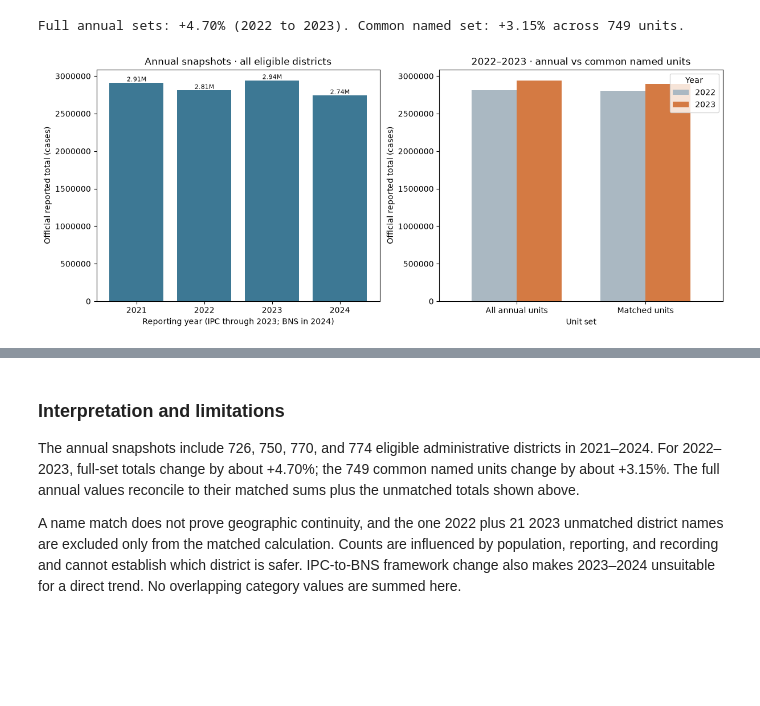
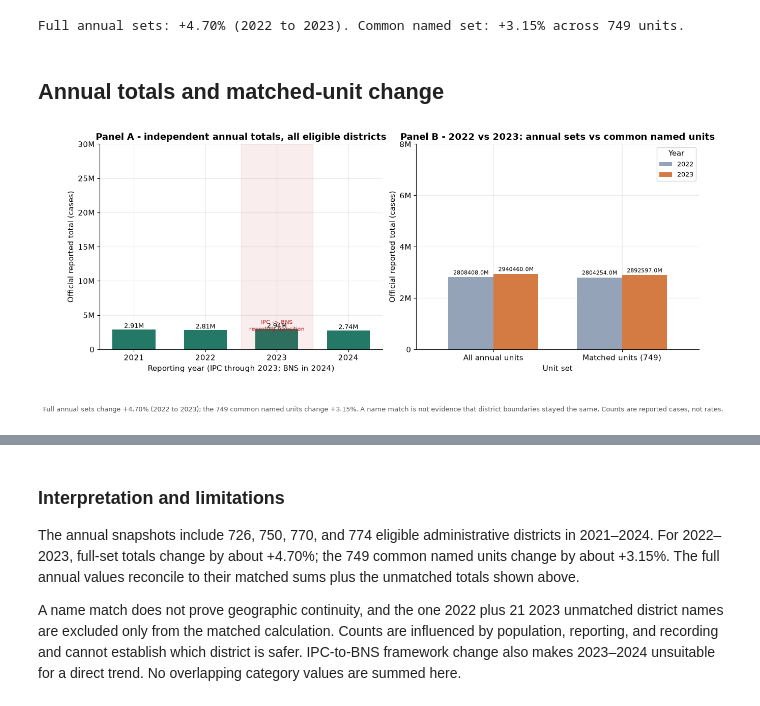
Before and after one commit to kiran-8287/crimescope, a Jupyter notebook: notebooks/02_statistics_and_trends.ipynb, the cells around one changed output, grey strips where cells are left out. Cells and saved outputs as stored; diff of their text form; code cells hidden in the pictures; blank space fills up the shorter version.

```diff
--- a/notebooks/02_statistics_and_trends.ipynb
+++ b/notebooks/02_statistics_and_trends.ipynb
@@ -156,26 +188,46 @@ assert len(excluded_2022) == 1 and len(excluded_2023) == 21
 | 2 | 2023 matched set | 749 | 2892597 | 0 | 0 |
 | 3 | 2023 annual set | 770 | 2940460 | 21 | 47863 |
 Full annual sets: +4.70% (2022 to 2023). Common named set: +3.15% across 749 units.
-# %%
-import matplotlib.pyplot as plt
-
-fig, axes = plt.subplots(1, 2, figsize=(12, 4.8), constrained_layout=True)
-axes[0].bar(annual["year"].astype(str), annual["annual reported total"], color="#3d7894")
-axes[0].set_title("Annual snapshots · all eligible districts")
-axes[0].set_xlabel("Reporting year (IPC through 2023; BNS in 2024)")
-axes[0].set_ylabel("Official reported total (cases)")
-axes[0].ticklabel_format(axis="y", style="plain")
-for i, value in enumerate(annual["annual reported total"]):
-    axes[0].text(i, value, f"{value/1e6:.2f}M", ha="center", va="bottom", fontsize=8)
-
-matched_plot = pd.DataFrame({"unit set": ["All annual units", "Matched units"], "2022": [sum(from_2022.values()), matched_2022], "2023": [sum(from_2023.values()), matched_2023]}).set_index("unit set")
-matched_plot.plot(kind="bar", ax=axes[1], color=["#aab8c2", "#d47a43"], width=.7)
-axes[1].set_title("2022–2023 · annual vs common named units")
-axes[1].set_xlabel("Unit set")
-axes[1].set_ylabel("Official reported total (cases)")
-axes[1].ticklabel_format(axis="y", style="plain")
-axes[1].legend(title="Year")
-axes[1].tick_params(axis="x", rotation=0)
-plt.show()
-# %% [output]
-[figure, removed]
+# %% [markdown]
+## Annual totals and matched-unit change
+# %%
+
+# Figure N02-01 · annual_totals_and_matched_change (replaces the original two-panel chart)
+# Panel A: independent annual totals 2021-2024. Panel B: 2022 vs 2023 annual sets and common named units.
+fig, axes = plt.subplots(1, 2, figsize=(12.5, 4.8), constrained_layout=True)
+
+axes[0].bar(annual["year"].astype(str), annual["annual reported total"], color=PRIMARY, width=0.6)
+for i, v in enumerate(annual["annual reported total"]):
+    axes[0].text(i, v, f"{v/1e6:.2f}M", ha="center", va="bottom", fontsize=9)
+axes[0].set_xlabel("Reporting year (IPC through 2023; BNS in 2024)")
+axes[0].set_ylabel("Official reported total (cases)")
+axes[0].set_title("Panel A - independent annual totals, all eligible districts")
+axes[0].ticklabel_format(axis="y", style="plain")
+axes[0].set_yticks([0, 5e6, 1e7, 1.5e7, 2e7, 2.5e7, 3e7])
+axes[0].set_yticklabels(["0", "5M", "10M", "15M", "20M", "25M", "30M"])
+axes[0].axvspan(1.5, 2.5, color=RED, alpha=0.08)
+axes[0].text(2.0, annual["annual reported total"].max() * 0.92, "IPC -> BNS\nreporting transition", ha="center", fontsize=8, color=RED)
+
+matched_plot = pd.DataFrame({
+    "unit set": ["All annual units", "Matched units (749)"],
+    "2022": [sum(from_2022.values()), matched_2022],
+    "2023": [sum(from_2023.values()), matched_2023],
+}).set_index("unit set")
+matched_plot.plot(kind="bar", ax=axes[1], color=[GREY, ACCENT], width=0.7)
+for container in axes[1].containers:
+    axes[1].bar_label(container, fmt="%.1fM", fontsize=8, padding=2)
+for i, v in enumerate([sum(from_2022.values()), matched_2022, sum(from_2023.values()), matched_2023]):
+    pass
+axes[1].set_xlabel("Unit set")
+axes[1].set_ylabel("Official reported total (cases)")
+axes[1].set_title("Panel B - 2022 vs 2023: annual sets vs common named units")
+axes[1].ticklabel_format(axis="y", style="plain")
+axes[1].set_yticks([0, 2e6, 4e6, 6e6, 8e6])
+axes[1].set_yticklabels(["0", "2M", "4M", "6M", "8M"])
+axes[1].legend(title="Year", fontsize=9)
+axes[1].tick_params(axis="x", rotation=0)
+fig_note(fig, f"Full annual sets change {annual_change_pct:+.2f}% (2022 to 2023); the {len(common_units)} common named units change {matched_change_pct:+.2f}%. "
+              "A name match is not evidence that district boundaries stayed the same. Counts are reported cases, not rates.")
+plt.show()
+# %% [output]
+[figure, added]
```
Also changed, not shown: parts of 12 cells of this notebook, 51 other files.
